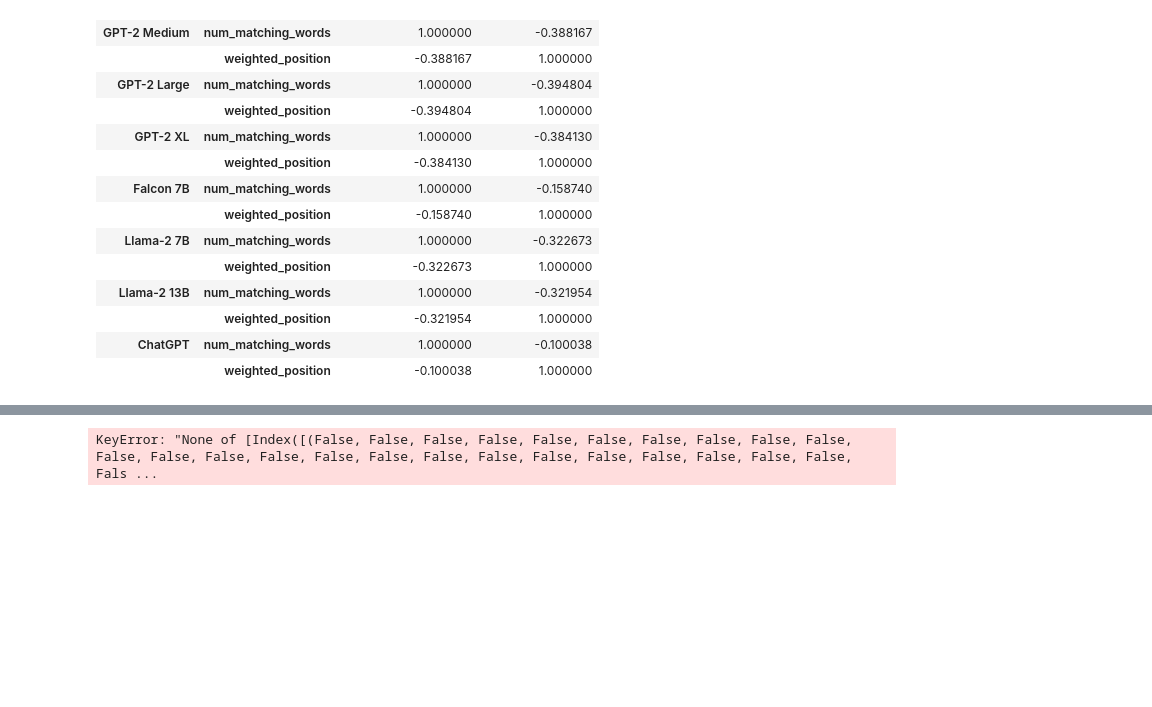
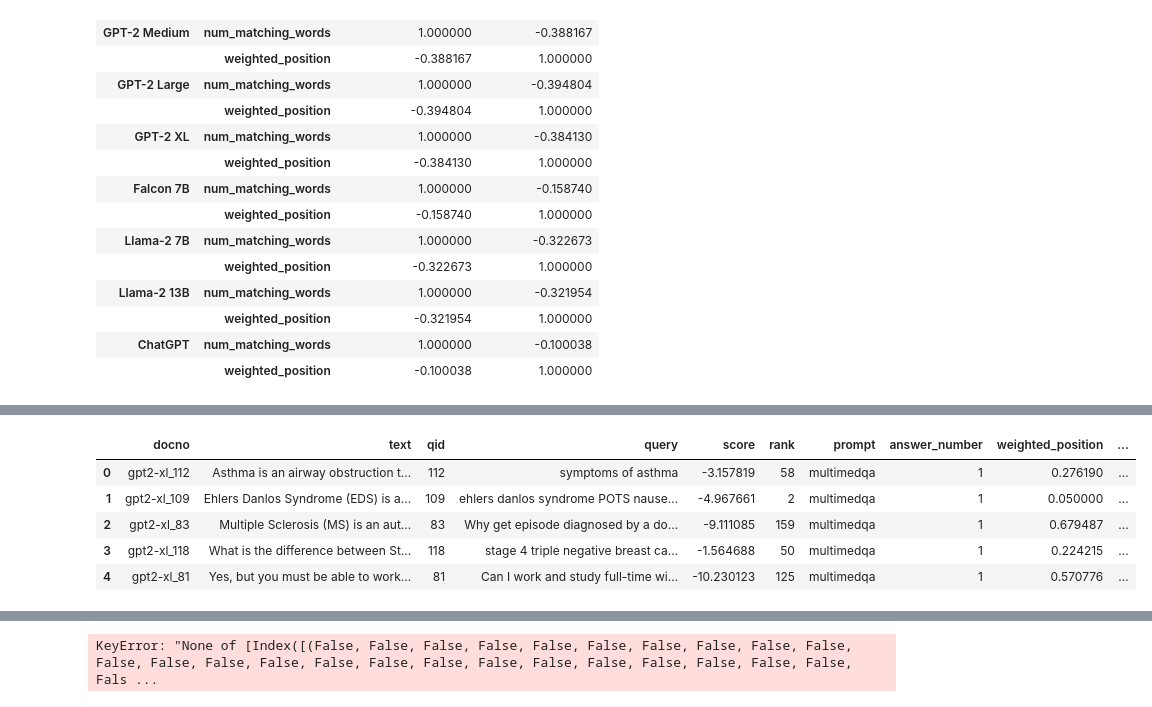
Before and after one commit to JoProbst/ThesisCode, a Jupyter notebook: visualizations/visualize_llm_positions.ipynb, the cells around one changed output, grey strips where cells are left out. Drawn from its saved outputs; the diff is of its cells as text; code cells hidden in the pictures; blank space fills up the shorter version.

```diff
--- a/visualizations/visualize_llm_positions.ipynb
+++ b/visualizations/visualize_llm_positions.ipynb
@@ -348,0 +422,9 @@ all_model_df.groupby('model')[['num_matching_words', 'weighted_position']].corr(
+# %%
+all_model_df.head()
+# %% [output]
+|  | docno | text | qid | query | score | rank | prompt | answer_number | weighted_position | ... |
+| 0 | gpt2-xl_112 | Asthma is an airway obstruction t... | 112 | symptoms of asthma | -3.157819 | 58 | multimedqa | 1 | 0.276190 | ... |
+| 1 | gpt2-xl_109 | Ehlers Danlos Syndrome (EDS) is a... | 109 | ehlers danlos syndrome POTS nause... | -4.967661 | 2 | multimedqa | 1 | 0.050000 | ... |
+| 2 | gpt2-xl_83 | Multiple Sclerosis (MS) is an aut... | 83 | Why get episode diagnosed by a do... | -9.111085 | 159 | multimedqa | 1 | 0.679487 | ... |
+| 3 | gpt2-xl_118 | What is the difference between St... | 118 | stage 4 triple negative breast ca... | -1.564688 | 50 | multimedqa | 1 | 0.224215 | ... |
+| 4 | gpt2-xl_81 | Yes, but you must be able to work... | 81 | Can I work and study full-time wi... | -10.230123 | 125 | multimedqa | 1 | 0.570776 | ... |
```
Also changed, not shown: parts of 13 cells of this notebook, 4 other files.
